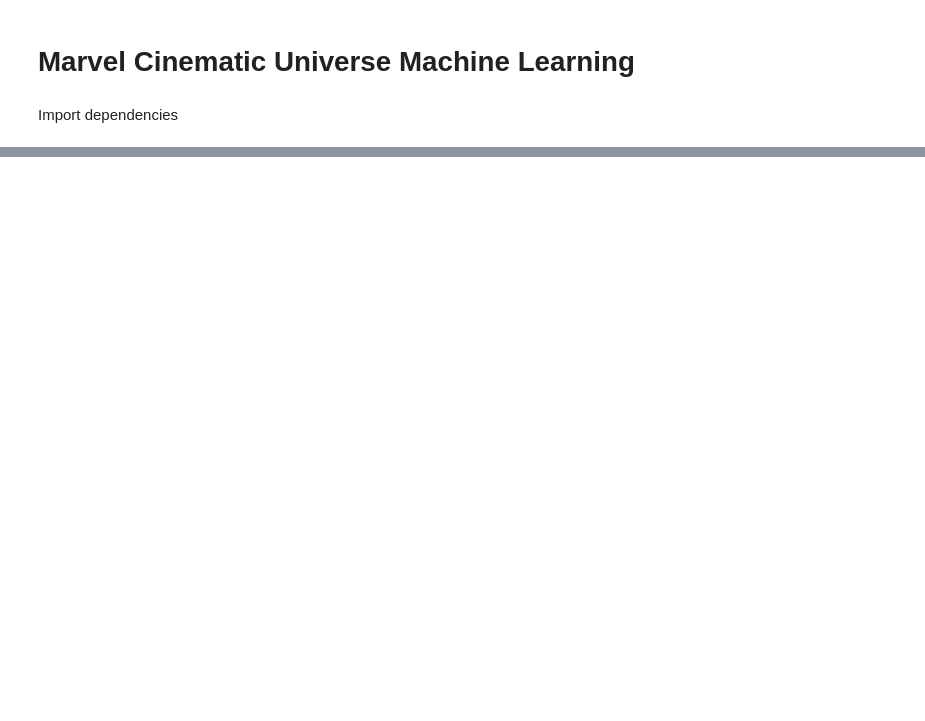
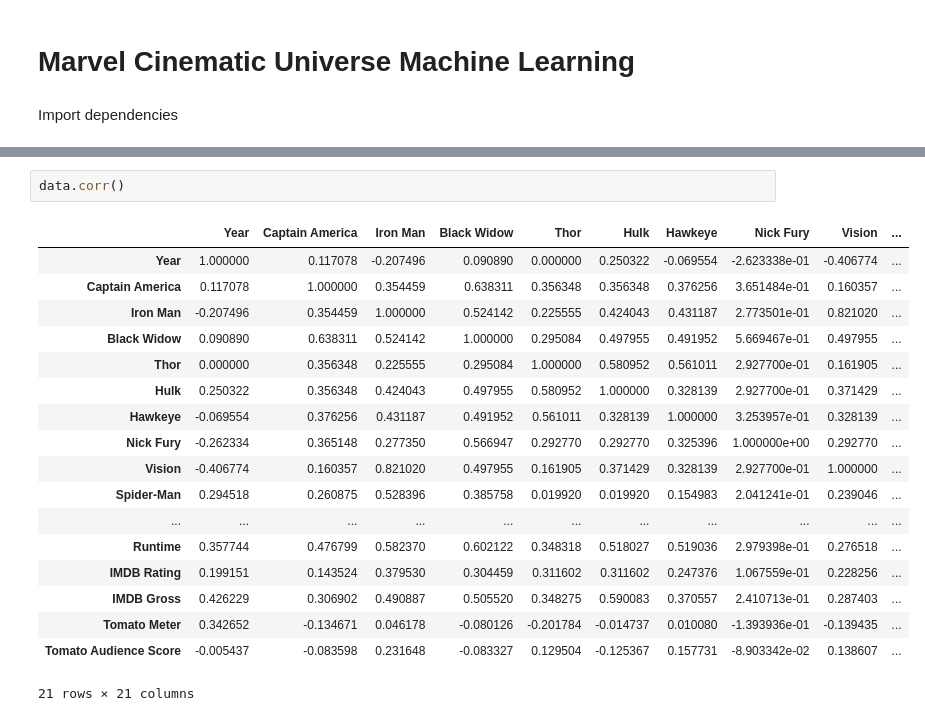
Before and after one commit to AnaLindaPenny/final-project, a Jupyter notebook: sydney-work/MCU_Machine_Learning.ipynb, the cells around one changed output, grey strips where cells are left out. Saved outputs shown, nothing was run; the diff lists cells and outputs as text; blank space fills up the shorter version.

```diff
--- a/sydney-work/MCU_Machine_Learning.ipynb
+++ b/sydney-work/MCU_Machine_Learning.ipynb
@@ -29,0 +24,21 @@ print(X.shape, y.shape)
+# %%
+data.corr()
+# %% [output]
+|  | Year | Captain America | Iron Man | Black Widow | Thor | Hulk | Hawkeye | Nick Fury | Vision | ... |
+| Year | 1.000000 | 0.117078 | -0.207496 | 0.090890 | 0.000000 | 0.250322 | -0.069554 | -2.623338e-01 | -0.406774 | ... |
+| Captain America | 0.117078 | 1.000000 | 0.354459 | 0.638311 | 0.356348 | 0.356348 | 0.376256 | 3.651484e-01 | 0.160357 | ... |
+| Iron Man | -0.207496 | 0.354459 | 1.000000 | 0.524142 | 0.225555 | 0.424043 | 0.431187 | 2.773501e-01 | 0.821020 | ... |
+| Black Widow | 0.090890 | 0.638311 | 0.524142 | 1.000000 | 0.295084 | 0.497955 | 0.491952 | 5.669467e-01 | 0.497955 | ... |
+| Thor | 0.000000 | 0.356348 | 0.225555 | 0.295084 | 1.000000 | 0.580952 | 0.561011 | 2.927700e-01 | 0.161905 | ... |
+| Hulk | 0.250322 | 0.356348 | 0.424043 | 0.497955 | 0.580952 | 1.000000 | 0.328139 | 2.927700e-01 | 0.371429 | ... |
+| Hawkeye | -0.069554 | 0.376256 | 0.431187 | 0.491952 | 0.561011 | 0.328139 | 1.000000 | 3.253957e-01 | 0.328139 | ... |
+| Nick Fury | -0.262334 | 0.365148 | 0.277350 | 0.566947 | 0.292770 | 0.292770 | 0.325396 | 1.000000e+00 | 0.292770 | ... |
+| Vision | -0.406774 | 0.160357 | 0.821020 | 0.497955 | 0.161905 | 0.371429 | 0.328139 | 2.927700e-01 | 1.000000 | ... |
+| Spider-Man | 0.294518 | 0.260875 | 0.528396 | 0.385758 | 0.019920 | 0.019920 | 0.154983 | 2.041241e-01 | 0.239046 | ... |
+| ... | ... | ... | ... | ... | ... | ... | ... | ... | ... | ... |
+| Runtime | 0.357744 | 0.476799 | 0.582370 | 0.602122 | 0.348318 | 0.518027 | 0.519036 | 2.979398e-01 | 0.276518 | ... |
+| IMDB Rating | 0.199151 | 0.143524 | 0.379530 | 0.304459 | 0.311602 | 0.311602 | 0.247376 | 1.067559e-01 | 0.228256 | ... |
+| IMDB Gross | 0.426229 | 0.306902 | 0.490887 | 0.505520 | 0.348275 | 0.590083 | 0.370557 | 2.410713e-01 | 0.287403 | ... |
+| Tomato Meter | 0.342652 | -0.134671 | 0.046178 | -0.080126 | -0.201784 | -0.014737 | 0.010080 | -1.393936e-01 | -0.139435 | ... |
+| Tomato Audience Score | -0.005437 | -0.083598 | 0.231648 | -0.083327 | 0.129504 | -0.125367 | 0.157731 | -8.903342e-02 | 0.138607 | ... |
+21 rows × 21 columns
```
Also changed, not shown: parts of 21 cells of this notebook, 4 other files.
